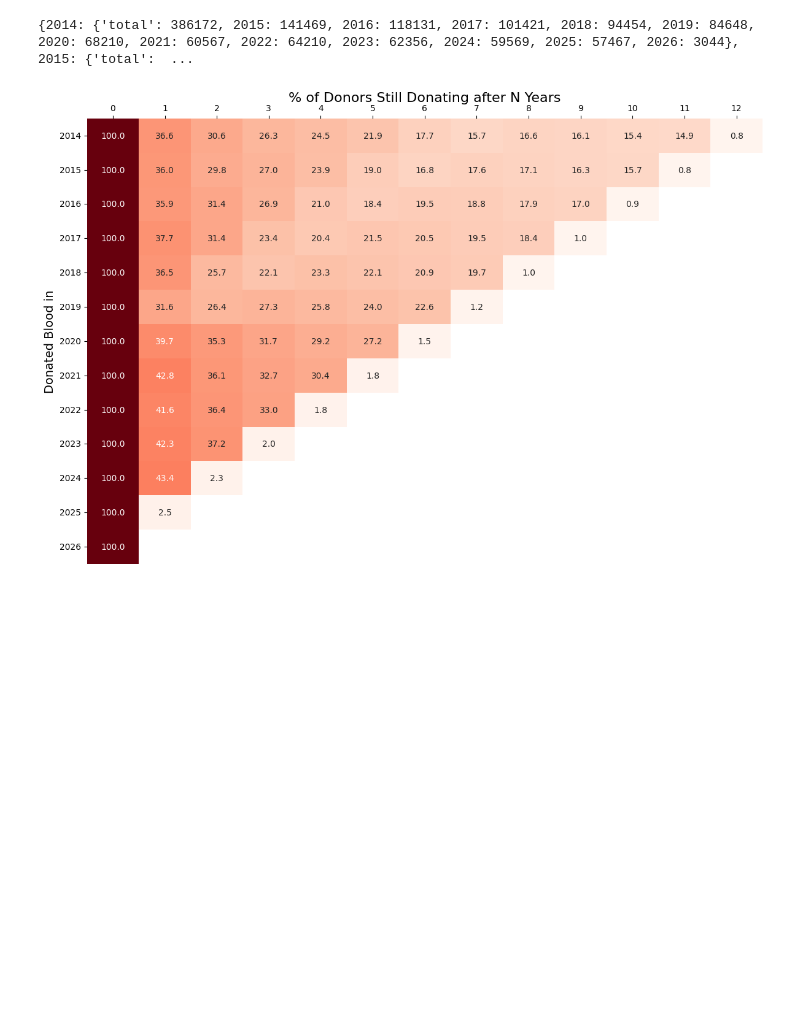
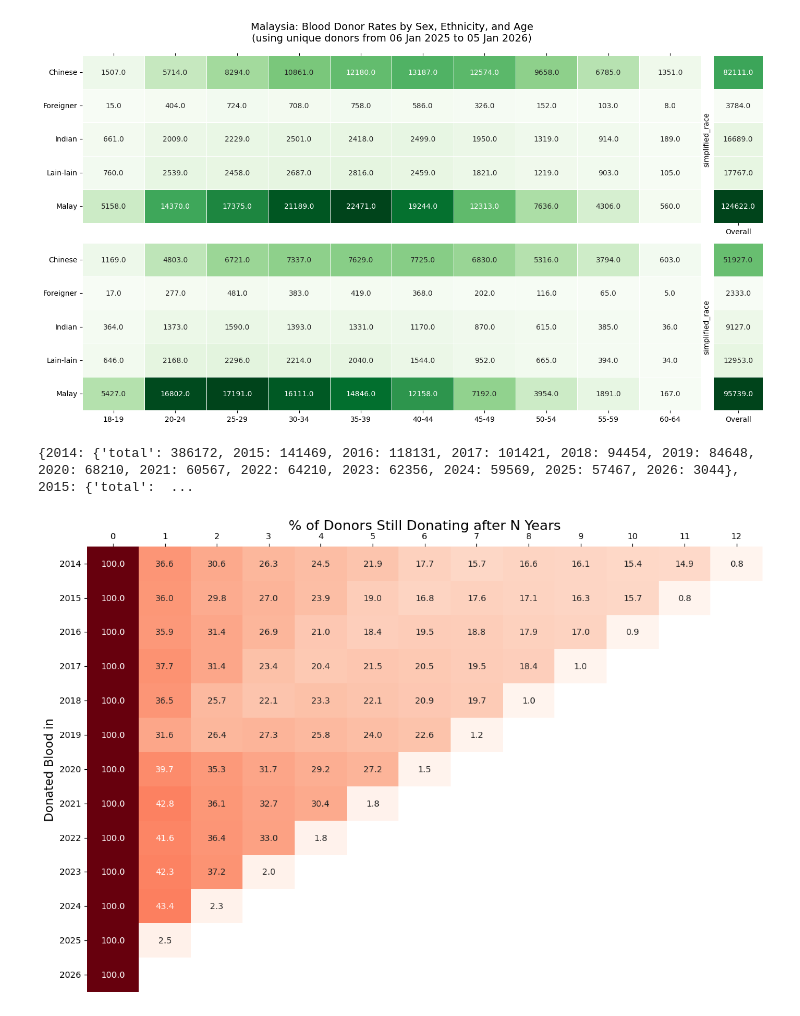
Before and after one commit to amaknabil/etl-blood-donation, a Jupyter notebook: eda/retention_eda.ipynb, the cells around one changed output. Drawn from its saved outputs; the diff is of its cells as text; code cells hidden in the pictures; blank space fills up the shorter version.

Commit message:
add demographic graph

```diff
--- a/eda/retention_eda.ipynb
+++ b/eda/retention_eda.ipynb
@@ -29,8 +254,81 @@ df
 # %%
+import pandas as pd
+import seaborn as sns
+import matplotlib.pyplot as plt
 
+# 1. SQL Query with corrected column aliases for easier Python handling
+query = """
+SELECT
+    d.gender,
+    CASE
+        WHEN r.race = 'chinese' THEN 'Chinese'
+        WHEN r.race = 'indian' THEN 'Indian'
+        WHEN r.race = 'malay' THEN 'Malay'
+        WHEN r.race = 'foreigner' THEN 'Foreigner'
+        ELSE 'Lain-lain'
+    END AS simplified_race,
+    -- Using double quotes to ensure clean column names without brackets
+    SUM(CASE WHEN age BETWEEN 18 AND 19 THEN 1 ELSE 0 END) AS "18-19",
+    SUM(CASE WHEN age BETWEEN 20 AND 24 THEN 1 ELSE 0 END) AS "20-24",
+    SUM(CASE WHEN age BETWEEN 25 AND 29 THEN 1 ELSE 0 END) AS "25-29",
+    SUM(CASE WHEN age BETWEEN 30 AND 34 THEN 1 ELSE 0 END) AS "30-34",
+    SUM(CASE WHEN age BETWEEN 35 AND 39 THEN 1 ELSE 0 END) AS "35-39",
+    SUM(CASE WHEN age BETWEEN 40 AND 44 THEN 1 ELSE 0 END) AS "40-44",
+    SUM(CASE WHEN age BETWEEN 45 AND 49 THEN 1 ELSE 0 END) AS "45-49",
+    SUM(CASE WHEN age BETWEEN 50 AND 54 THEN 1 ELSE 0 END) AS "50-54",
+    SUM(CASE WHEN age BETWEEN 55 AND 59 THEN 1 ELSE 0 END) AS "55-59",
+    SUM(CASE WHEN age BETWEEN 60 AND 64 THEN 1 ELSE 0 END) AS "60-64",
+    COUNT(*) AS Overall
+FROM main.donorrate d
+LEFT JOIN main.race r ON d.race = r.race_code
+WHERE d.latest BETWEEN '2025-01-06' AND '2026-01-05'
+  AND d.age BETWEEN 18 AND 64
+GROUP BY 1, 2
+ORDER BY d.gender DESC, simplified_race ASC;
+"""
 
-min_year,max_year = con.execute("select min(year(visit_date)) ,max(year(visit_date)) from retention").fetchall()[0]
+# Execute query (assuming 'con' is your active database connection)
+df = con.execute(query).fetch_df()
 
-print(min_year)
-print(max_year)
+# 2. Setup the visualization
+fig, (ax_top, ax_bot) = plt.subplots(2, 1, figsize=(14, 8), sharex=True,
+                                     gridspec_kw={'height_ratios': [1, 1]})
+
+# Define labels matches the SQL aliases exactly
+age_groups = ['18-19', '20-24', '25-29', '30-34', '35-39', '40-44', '45-49', '50-54', '55-59', '60-64']
+overall = ['Overall']
+
+# Fix: Use 'gender' and 'simplified_race' (from SQL) instead of 'Gender' and 'Race'
+df_m = df[df['gender'] == 'M'].set_index('simplified_race')
+df_f = df[df['gender'] == 'F'].set_index('simplified_race')
+
+# Function to plot the split heatmap (Main rates + Overall)
+def plot_segment(df_sub, ax_main, title=None):
+    # Plot main age groups
+    sns.heatmap(df_sub[age_groups], annot=True, fmt=".1f", cmap="Greens",
+                cbar=False, ax=ax_main, linewidths=0.5)
+
+    # Plot Overall as an inset on the right
+    ax_ovr = ax_main.inset_axes([1.02, 0, 0.08, 1]) # Adjusted position slightly
+    sns.heatmap(df_sub[overall], annot=True, fmt=".1f", cmap="Greens",
+                cbar=False, ax=ax_ovr, linewidths=0.5)
+    ax_ovr.set_xticks([0.5])
+    ax_ovr.set_xticklabels(['Overall'])
+    ax_ovr.set_yticks([])
+
+    if title:
+        ax_main.set_title(title, pad=20, fontsize=14)
+
+    # Remove y-axis label (the "simplified_race" text) for cleaner look
+    ax_main.set_ylabel('')
+
+# Plotting
+plot_segment(df_m, ax_top, "Malaysia: Blood Donor Rates by Sex, Ethnicity, and Age\n(using unique donors from 06 Jan 2025 to 05 Jan 2026)")
+plot_segment(df_f, ax_bot)
+
+# Adjust axes labels
+ax_top.xaxis.tick_top() # Put column headers on top
+
+plt.tight_layout()
+plt.show() # Changed from savefig to show() for immediate checking
 # %% [output]
@@ -39,3 +335,4 @@ print(max_year)
+[figure, added]
 # %%
 results = {}
 total_donation = 1
```
Also changed, not shown: parts of 7 cells of this notebook, 4 other files.
